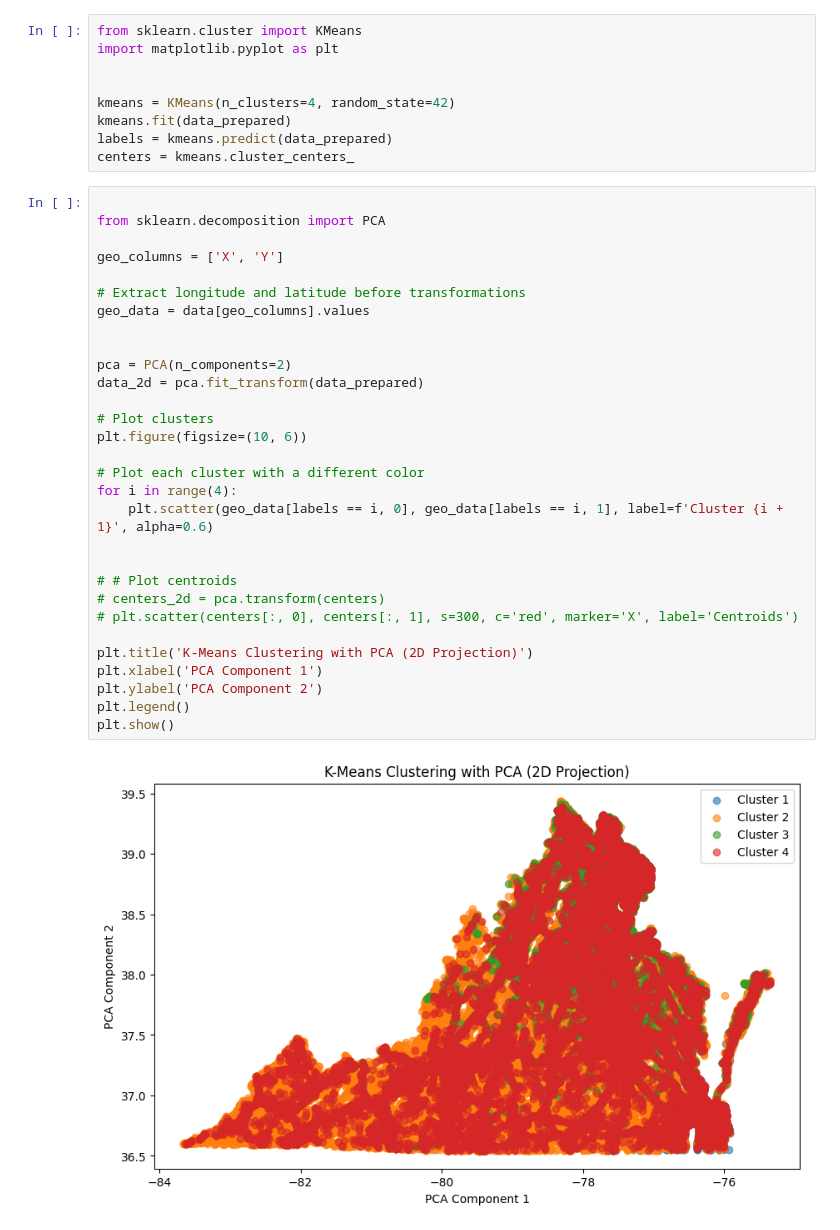
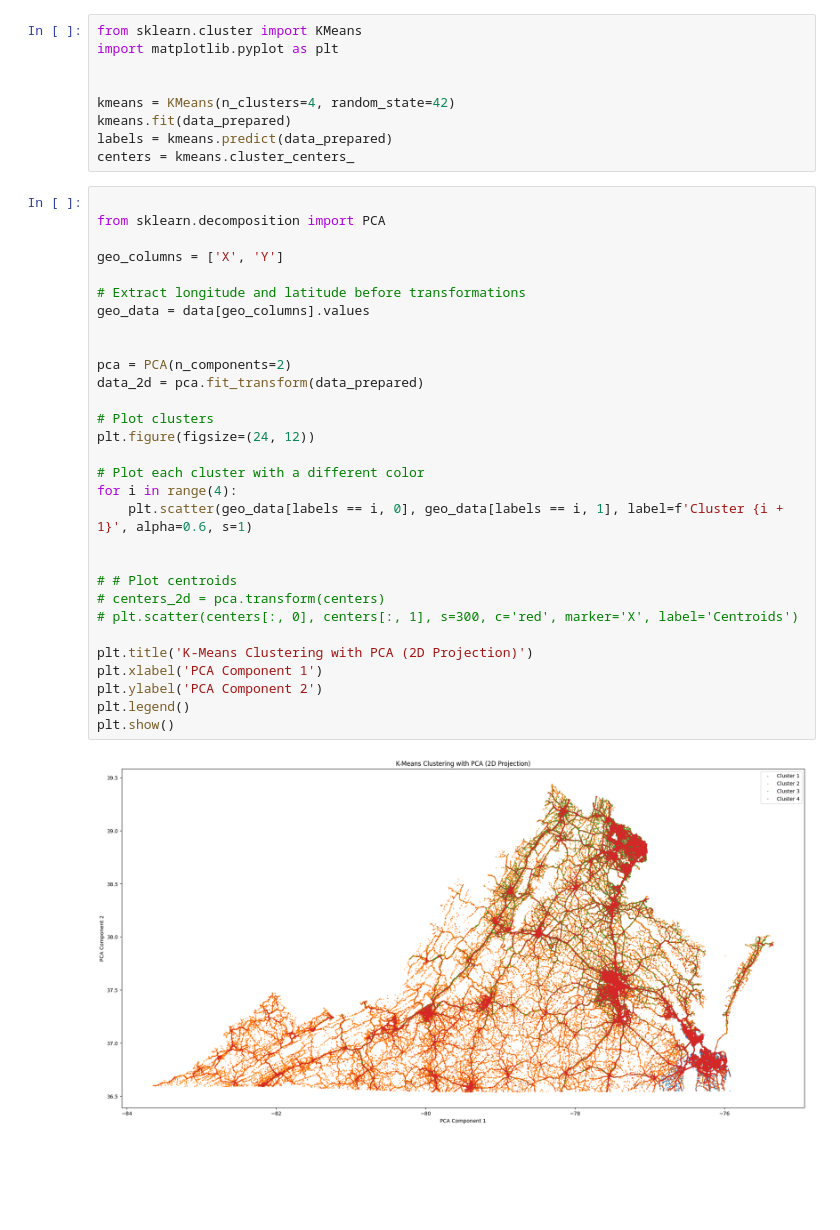
Before and after one commit to keshavtarafdar/ML4VA, a Jupyter notebook: project.ipynb, the cells around one changed output. Saved outputs shown, nothing was run; the diff lists cells and outputs as text; blank space fills up the shorter version.

Commit message:
Graph looks good

```diff
--- a/project.ipynb
+++ b/project.ipynb
@@ -80,32 +80,32 @@ centers = kmeans.cluster_centers_
 # %%
 
 from sklearn.decomposition import PCA
 
 geo_columns = ['X', 'Y']
 
 # Extract longitude and latitude before transformations
 geo_data = data[geo_columns].values
 
 
 pca = PCA(n_components=2)
 data_2d = pca.fit_transform(data_prepared)
 
 # Plot clusters
-plt.figure(figsize=(10, 6))
+plt.figure(figsize=(24, 12))
 
 # Plot each cluster with a different color
 for i in range(4):
-    plt.scatter(geo_data[labels == i, 0], geo_data[labels == i, 1], label=f'Cluster {i + 1}', alpha=0.6)
+    plt.scatter(geo_data[labels == i, 0], geo_data[labels == i, 1], label=f'Cluster {i + 1}', alpha=0.6, s=1)
 
 
 # # Plot centroids
 # centers_2d = pca.transform(centers)
 # plt.scatter(centers[:, 0], centers[:, 1], s=300, c='red', marker='X', label='Centroids')
 
 plt.title('K-Means Clustering with PCA (2D Projection)')
 plt.xlabel('PCA Component 1')
 plt.ylabel('PCA Component 2')
 plt.legend()
 plt.show()
 # %% [output]
-[figure, old version]
+[figure, new version]
```
